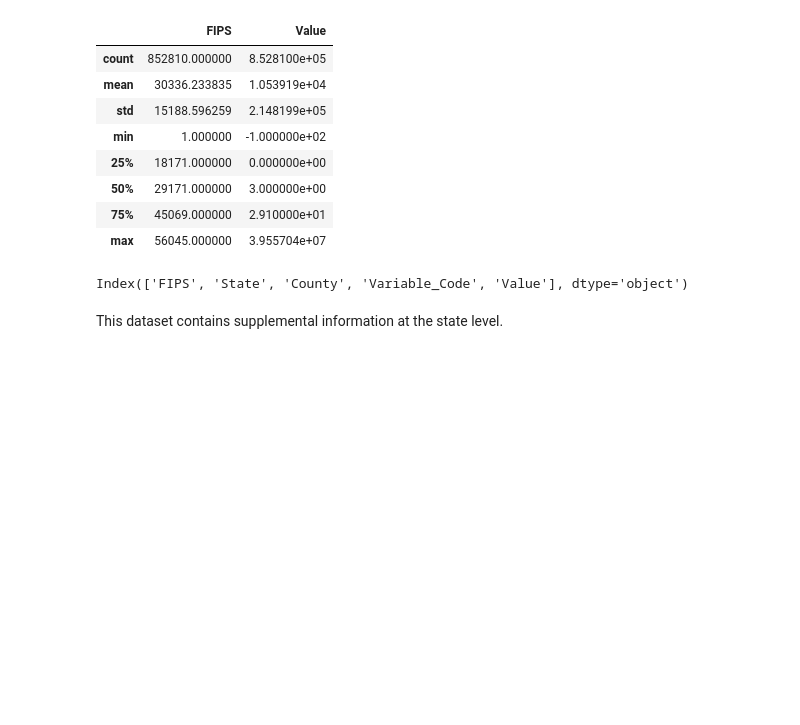
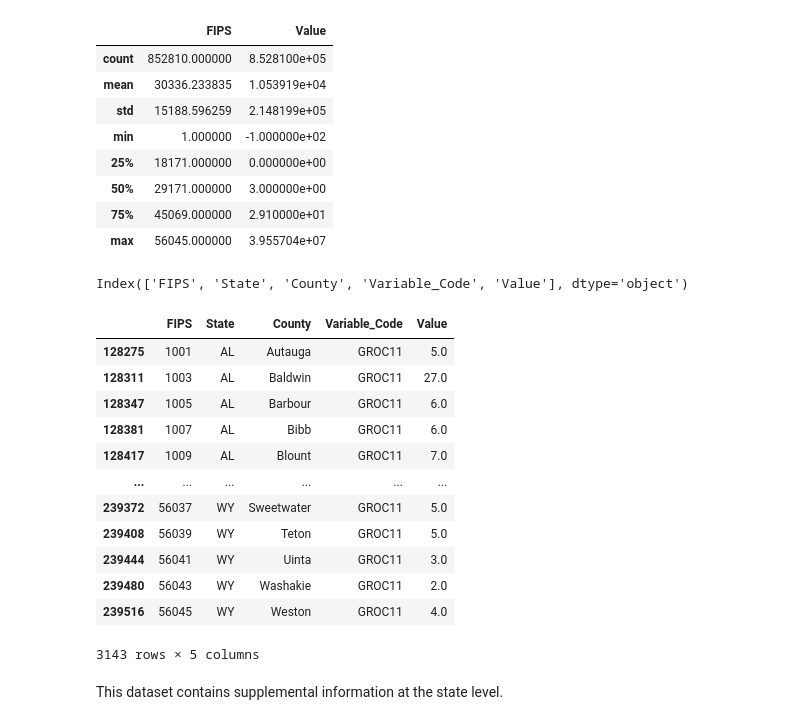
Before and after one commit to gabbycjames/DataScience_Capstone, a Jupyter notebook: DataWrangling.ipynb, the cells around one changed output. Drawn from its saved outputs; the diff is of its cells as text; code cells hidden in the pictures; blank space fills up the shorter version.

```diff
--- a/DataWrangling.ipynb
+++ b/DataWrangling.ipynb
@@ -65,6 +65,22 @@ data_state_county.describe()
 data_state_county.columns
 # %% [output]
 Index(['FIPS', 'State', 'County', 'Variable_Code', 'Value'], dtype='object')
+# %%
+data_state_county[data_state_county['Variable_Code']=='GROC11']
+# %% [output]
+|  | FIPS | State | County | Variable_Code | Value |
+| 128275 | 1001 | AL | Autauga | GROC11 | 5.0 |
+| 128311 | 1003 | AL | Baldwin | GROC11 | 27.0 |
+| 128347 | 1005 | AL | Barbour | GROC11 | 6.0 |
+| 128381 | 1007 | AL | Bibb | GROC11 | 6.0 |
+| 128417 | 1009 | AL | Blount | GROC11 | 7.0 |
+| ... | ... | ... | ... | ... | ... |
+| 239372 | 56037 | WY | Sweetwater | GROC11 | 5.0 |
+| 239408 | 56039 | WY | Teton | GROC11 | 5.0 |
+| 239444 | 56041 | WY | Uinta | GROC11 | 3.0 |
+| 239480 | 56043 | WY | Washakie | GROC11 | 2.0 |
+| 239516 | 56045 | WY | Weston | GROC11 | 4.0 |
+3143 rows × 5 columns
 # %% [markdown]
 This dataset contains supplemental information at the state level.
 # %%
```
Also changed, not shown: parts of 5 cells of this notebook, 1 other file.
